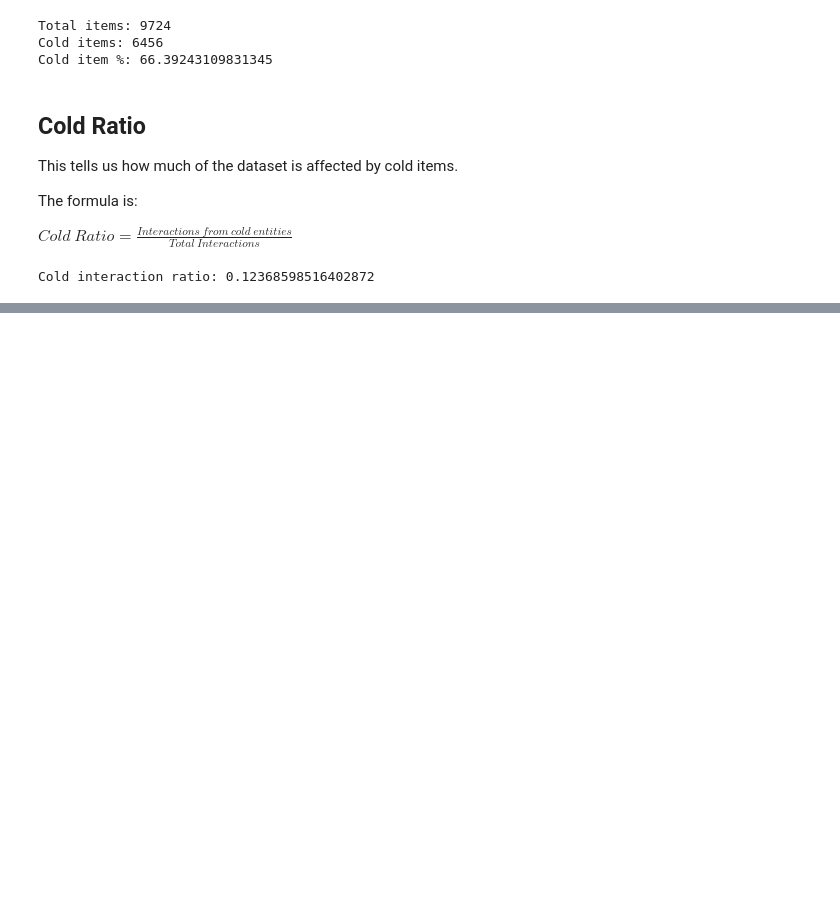
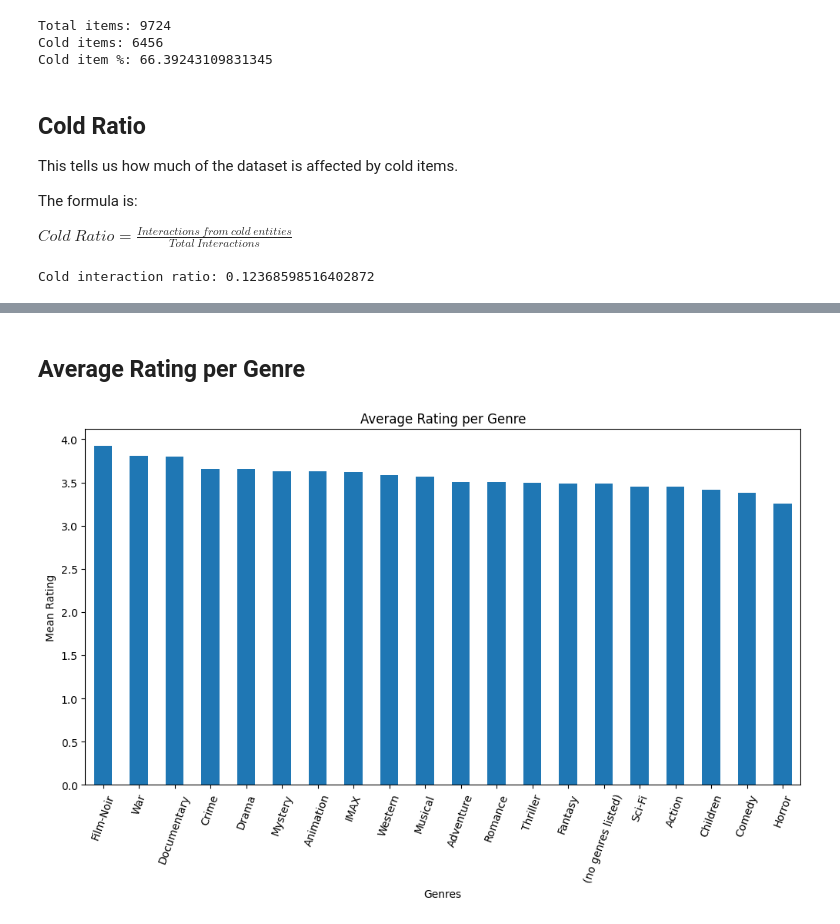
Before and after one commit to bhaskrr/next-gen-recommenders, a Jupyter notebook: notebooks/01_eda.ipynb, the cells around one changed output, grey strips where cells are left out. Drawn from its saved outputs; the diff is of its cells as text; code cells hidden in the pictures; blank space fills up the shorter version.

```diff
--- a/notebooks/01_eda.ipynb
+++ b/notebooks/01_eda.ipynb
@@ -546,0 +600,18 @@ Cold interaction ratio: 0.12368598516402872
+# %% [markdown]
+## Average Rating per Genre
+# %%
+genre_avg_rating = (
+    ratings_with_genres.groupby("genres")["rating"]
+    .mean()
+    .sort_values(ascending=False)
+)
+
+plt.figure(figsize=(12,6))
+genre_avg_rating.plot(kind="bar")
+plt.title("Average Rating per Genre")
+plt.xlabel("Genres")
+plt.ylabel("Mean Rating")
+plt.xticks(rotation=70)
+plt.show()
+# %% [output]
+[figure, added]
```
Also changed, not shown: parts of 9 cells of this notebook.
